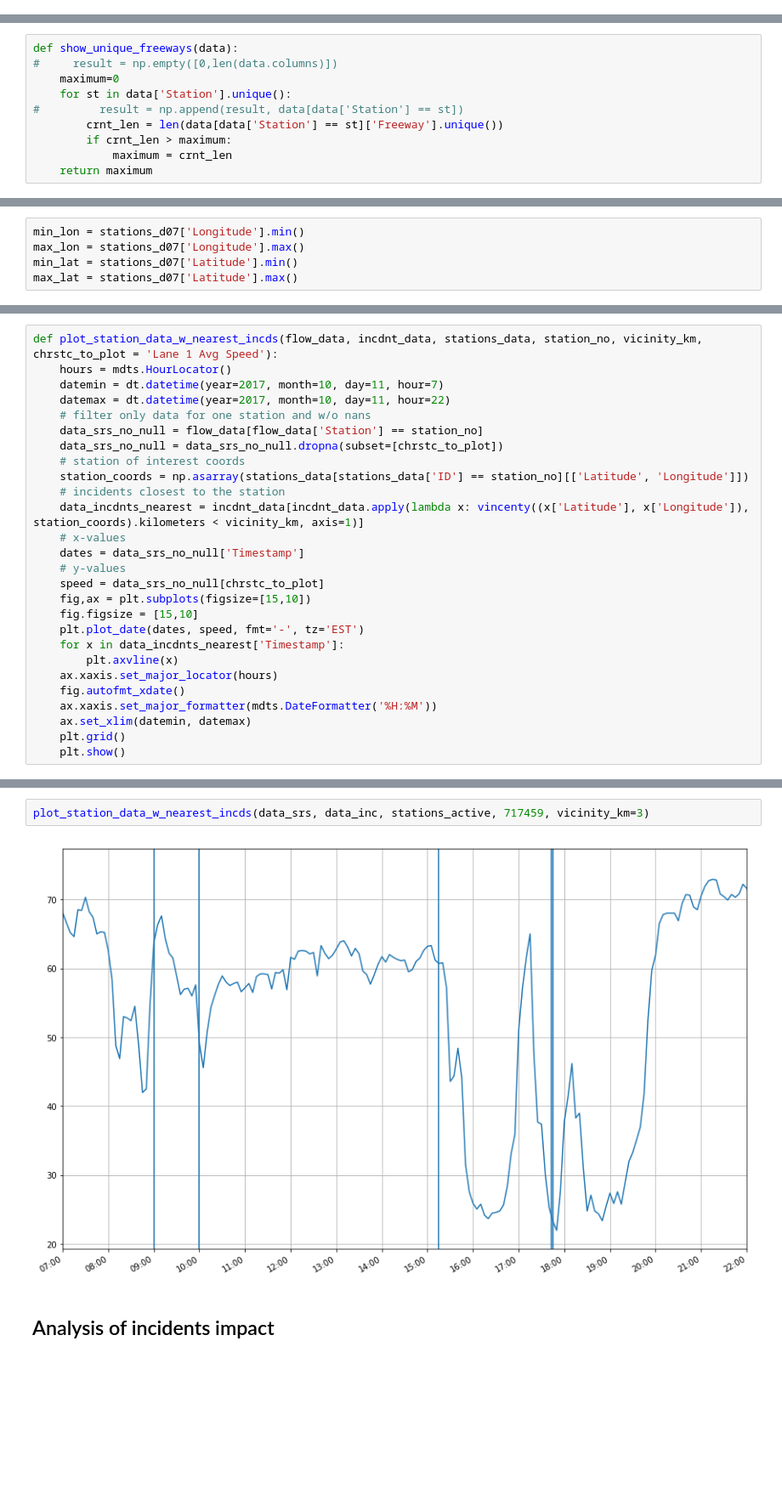
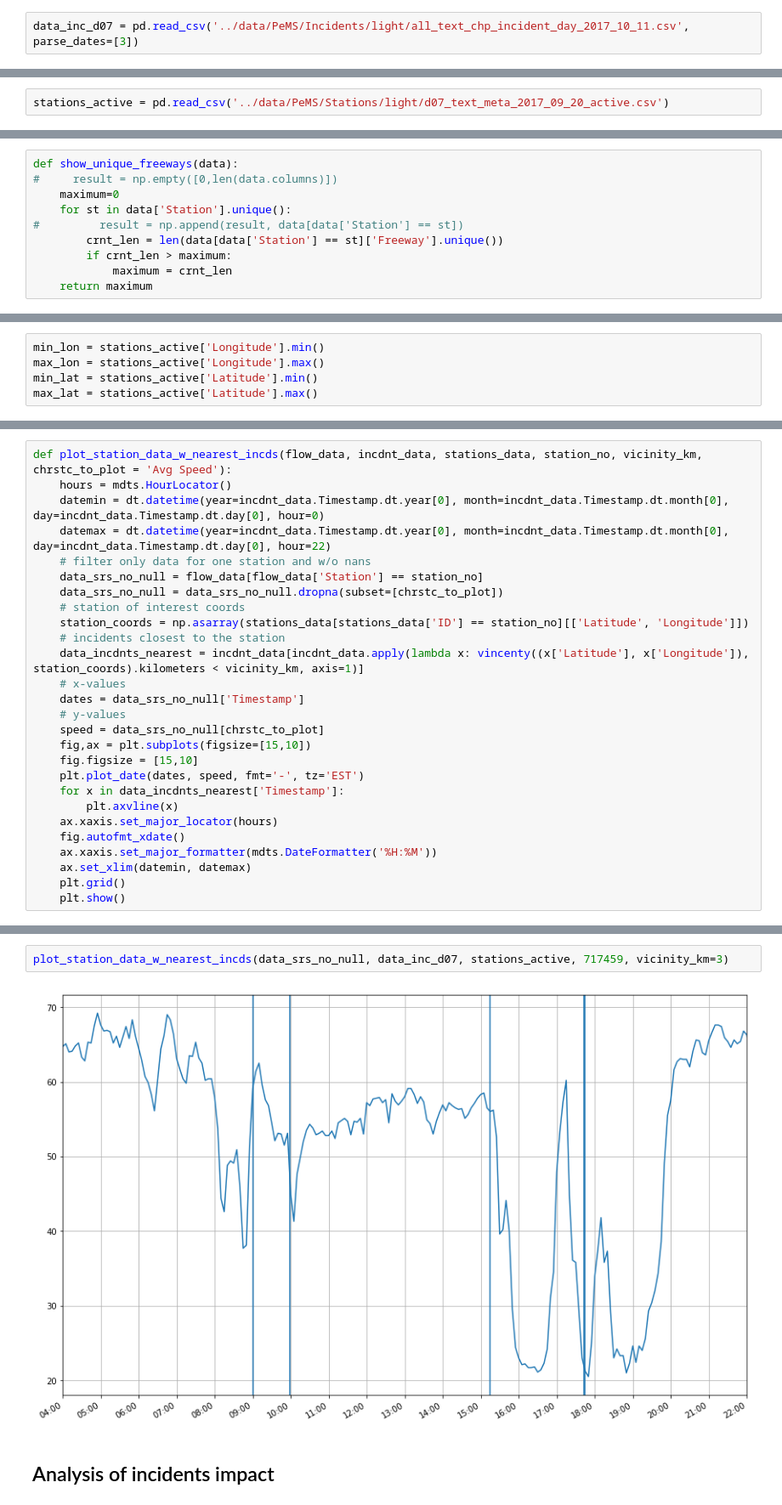
Before and after one commit to frolovconst/TC_w_ML, a Jupyter notebook: incidents_touch/fst_trial.ipynb, the cells around one changed output, grey strips where cells are left out. Shown at 85% size. Cells and saved outputs as stored; diff of their text form; blank space fills up the shorter version.

```diff
--- a/incidents_touch/fst_trial.ipynb
+++ b/incidents_touch/fst_trial.ipynb
@@ -48,0 +18,2 @@ stations_active = stations_d07_nona[stations_d07_nona['ID'].isin(data_srs_no_nul
+# %%
+data_inc_d07 = pd.read_csv('../data/PeMS/Incidents/light/all_text_chp_incident_day_2017_10_11.csv', parse_dates=[3])
@@ -49,3 +24,5 @@ stations_active = stations_d07_nona[stations_d07_nona['ID'].isin(data_srs_no_nul
+# %%
+stations_active = pd.read_csv('../data/PeMS/Stations/light/d07_text_meta_2017_09_20_active.csv')
 # %%
 def drop_nulls_column(data, c_name):
     return data.dropna(subset=[c_name])
@@ -88,8 +65,8 @@ print(show_unique_freeways(data_wo_lanes))
 # %% [output]
 1
 # %%
-min_lon = stations_d07['Longitude'].min()
-max_lon = stations_d07['Longitude'].max()
-min_lat = stations_d07['Latitude'].min()
-max_lat = stations_d07['Latitude'].max()
+min_lon = stations_active['Longitude'].min()
+max_lon = stations_active['Longitude'].max()
+min_lat = stations_active['Latitude'].min()
+max_lat = stations_active['Latitude'].max()
 # %%
@@ -134,8 +111,8 @@ stations_d07_nona[stations_d07_nona.apply(lambda x: vincenty((x['Latitude'], x['
 # %%
-def plot_station_data_w_nearest_incds(flow_data, incdnt_data, stations_data, station_no, vicinity_km, chrstc_to_plot = 'Lane 1 Avg Speed'):
+def plot_station_data_w_nearest_incds(flow_data, incdnt_data, stations_data, station_no, vicinity_km, chrstc_to_plot = 'Avg Speed'):
     hours = mdts.HourLocator()
-    datemin = dt.datetime(year=2017, month=10, day=11, hour=7)
-    datemax = dt.datetime(year=2017, month=10, day=11, hour=22)
+    datemin = dt.datetime(year=incdnt_data.Timestamp.dt.year[0], month=incdnt_data.Timestamp.dt.month[0], day=incdnt_data.Timestamp.dt.day[0], hour=0)
+    datemax = dt.datetime(year=incdnt_data.Timestamp.dt.year[0], month=incdnt_data.Timestamp.dt.month[0], day=incdnt_data.Timestamp.dt.day[0], hour=22)
     # filter only data for one station and w/o nans
     data_srs_no_null = flow_data[flow_data['Station'] == station_no]
     data_srs_no_null = data_srs_no_null.dropna(subset=[chrstc_to_plot])
@@ -161,7 +169,7 @@ def plot_station_data_w_nearest_incds(flow_data, incdnt_data, stations_data, sta
 # %%
-plot_station_data_w_nearest_incds(data_srs, data_inc, stations_active, 717459, vicinity_km=3)
+plot_station_data_w_nearest_incds(data_srs_no_null, data_inc_d07, stations_active, 717459, vicinity_km=3)
 # %% [output]
-[figure, old version]
+[figure, new version]
 # %% [markdown]
 ##  Analysis of incidents impact
 # %%
```
Also changed, not shown: parts of 69 cells of this notebook, 4 other files.
